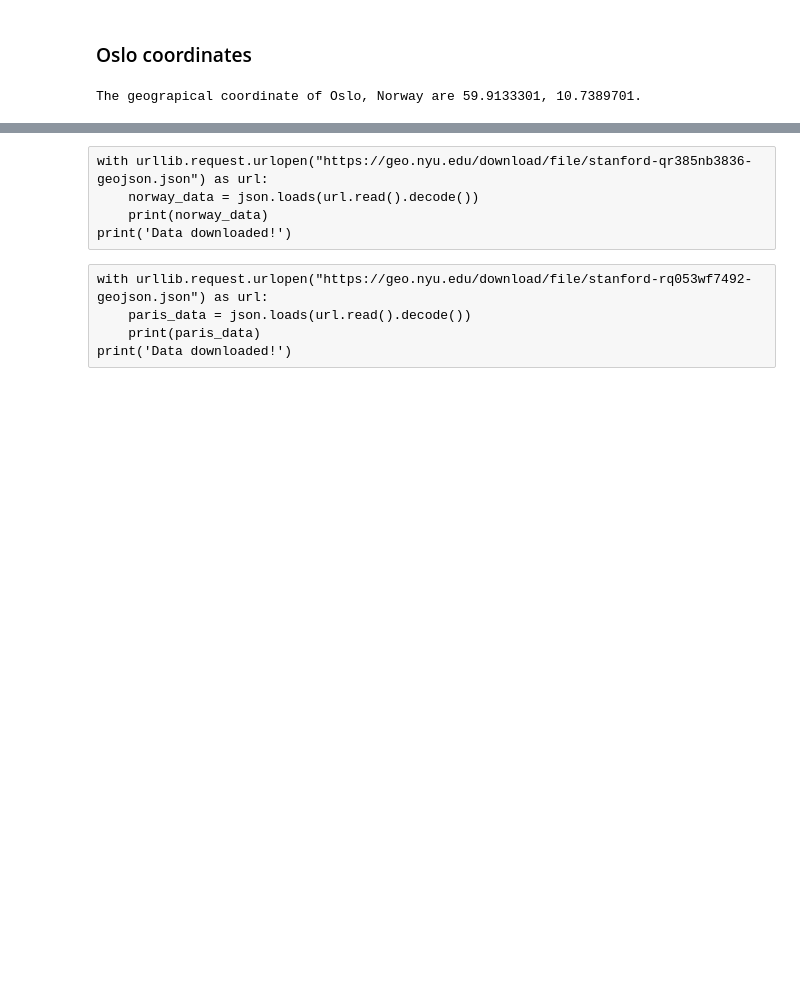
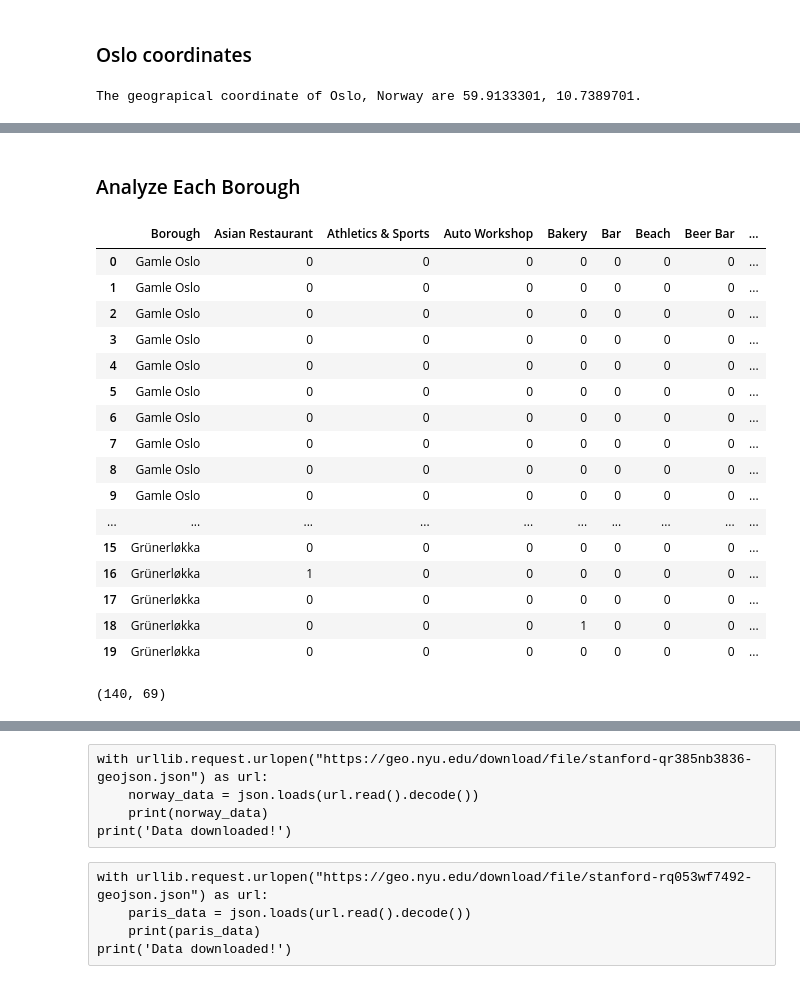
Before and after one commit to AlizaminJ/Coursera_Capstone, a Jupyter notebook: Final-Project.ipynb, the cells around one changed output, grey strips where cells are left out. Drawn from its saved outputs; the diff is of its cells as text; code cells hidden in the pictures; blank space fills up the shorter version.

```diff
--- a/Final-Project.ipynb
+++ b/Final-Project.ipynb
@@ -222,0 +294,4 @@ df_table
+# %%
+df_table.set_index('BoroughNumber', inplace=True)
+df_table.sort_values('BoroughNumber', inplace=True)
+df_table
@@ -265,0 +378,3 @@ print(latitude, longitude)
+# %%
+results = requests.get(url).json()
+results
@@ -265,0 +413,16 @@ print(latitude, longitude)
+# %%
+venues = results['response']['groups'][0]['items']
+
+nearby_venues = json_normalize(venues) # flatten JSON
+
+# filter columns
+filtered_columns = ['venue.name', 'venue.categories', 'venue.location.lat', 'venue.location.lng']
+nearby_venues =nearby_venues.loc[:, filtered_columns]
+
+# filter the category for each row
+nearby_venues['venue.categories'] = nearby_venues.apply(get_category_type, axis=1)
+
+# clean columns
+nearby_venues.columns = [col.split(".")[-1] for col in nearby_venues.columns]
+
+nearby_venues
@@ -265,0 +494,7 @@ print(latitude, longitude)
+# %%
+# type your answer here
+
+oslo_venues = getNearbyVenues(names=df_table['Borough'],
+                                   latitudes=df_table['Latitude'],
+                                   longitudes=df_table['Longitude']
+                                  )
@@ -265,0 +548,36 @@ print(latitude, longitude)
+# %% [markdown]
+### Analyze Each Borough
+# %%
+# one hot encoding
+oslo_onehot = pd.get_dummies(oslo_venues[['Venue Category']], prefix="", prefix_sep="")
+
+# add neighborhood column back to dataframe
+oslo_onehot['Borough'] = oslo_venues['Borough']
+
+# move neighborhood column to the first column
+fixed_columns = [oslo_onehot.columns[-1]] + list(oslo_onehot.columns[:-1])
+oslo_onehot = oslo_onehot[fixed_columns]
+
+oslo_onehot.head(20)
+# %% [output]
+|  | Borough | Asian Restaurant | Athletics & Sports | Auto Workshop | Bakery | Bar | Beach | Beer Bar | ... |
+| 0 | Gamle Oslo | 0 | 0 | 0 | 0 | 0 | 0 | 0 | ... |
+| 1 | Gamle Oslo | 0 | 0 | 0 | 0 | 0 | 0 | 0 | ... |
+| 2 | Gamle Oslo | 0 | 0 | 0 | 0 | 0 | 0 | 0 | ... |
+| 3 | Gamle Oslo | 0 | 0 | 0 | 0 | 0 | 0 | 0 | ... |
+| 4 | Gamle Oslo | 0 | 0 | 0 | 0 | 0 | 0 | 0 | ... |
+| 5 | Gamle Oslo | 0 | 0 | 0 | 0 | 0 | 0 | 0 | ... |
+| 6 | Gamle Oslo | 0 | 0 | 0 | 0 | 0 | 0 | 0 | ... |
+| 7 | Gamle Oslo | 0 | 0 | 0 | 0 | 0 | 0 | 0 | ... |
+| 8 | Gamle Oslo | 0 | 0 | 0 | 0 | 0 | 0 | 0 | ... |
+| 9 | Gamle Oslo | 0 | 0 | 0 | 0 | 0 | 0 | 0 | ... |
+| ... | ... | ... | ... | ... | ... | ... | ... | ... | ... |
+| 15 | Grünerløkka | 0 | 0 | 0 | 0 | 0 | 0 | 0 | ... |
+| 16 | Grünerløkka | 1 | 0 | 0 | 0 | 0 | 0 | 0 | ... |
+| 17 | Grünerløkka | 0 | 0 | 0 | 0 | 0 | 0 | 0 | ... |
+| 18 | Grünerløkka | 0 | 0 | 0 | 1 | 0 | 0 | 0 | ... |
+| 19 | Grünerløkka | 0 | 0 | 0 | 0 | 0 | 0 | 0 | ... |
+# %%
+oslo_onehot.shape
+# %% [output]
+(140, 69)
```
Also changed, not shown: parts of 54 cells of this notebook, 1 other file.
